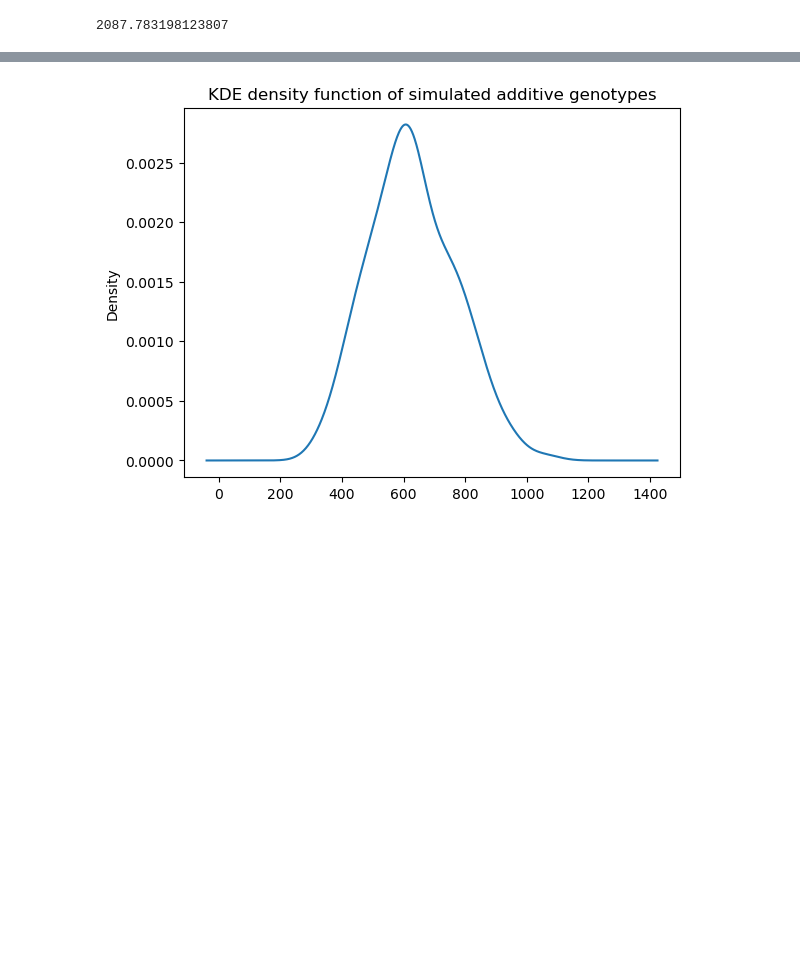
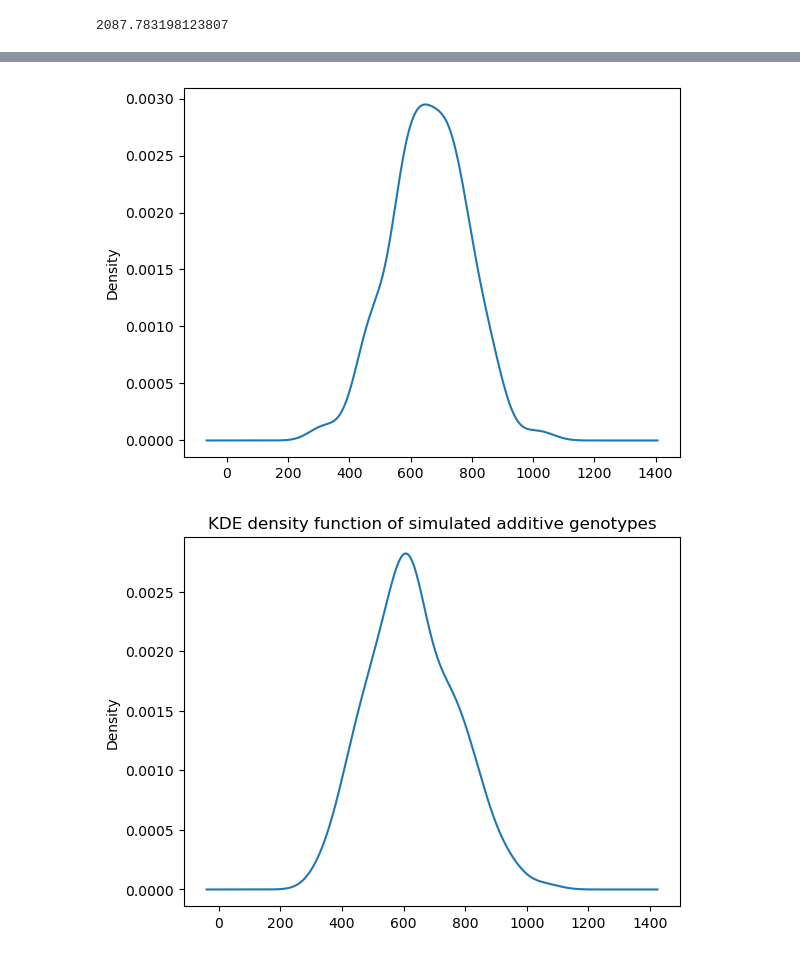
Before and after one commit to Phlup/Masterarbeit, a Jupyter notebook: code/Windows/genotype_sim.ipynb, the cells around one changed output, grey strips where cells are left out. Saved outputs shown, nothing was run; the diff lists cells and outputs as text; code cells hidden in the pictures; blank space fills up the shorter version.

```diff
--- a/code/Windows/genotype_sim.ipynb
+++ b/code/Windows/genotype_sim.ipynb
@@ -226,0 +181,4 @@ np.std(var)
+# %%
+pop_1_genos["individual"] = [i for i in range(194)]
+# %%
+add_1 = additive_encoding(ref_allele, pop_1_genos)
@@ -227,3 +208,8 @@ np.std(var)
+# %%
+add_1.sum(axis = 1).plot.kde()
+plt.savefig("plots/real_add_1.png")
+# %% [output]
+[figure, added]
 # %%
 whole_sim.sum(axis = 1).plot.kde()
 plt.title("KDE density function of simulated additive genotypes")
```
Also changed, not shown: parts of 33 cells of this notebook, 14 other files.
